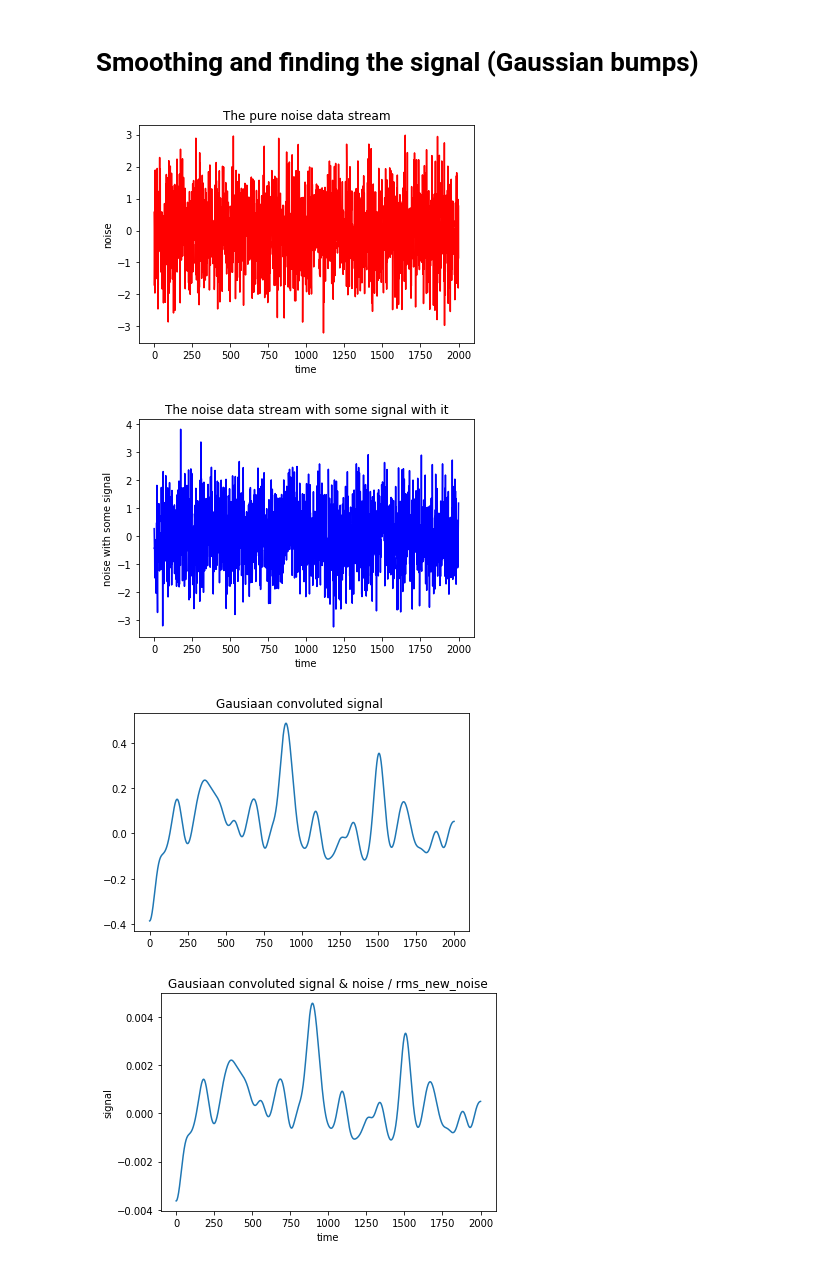
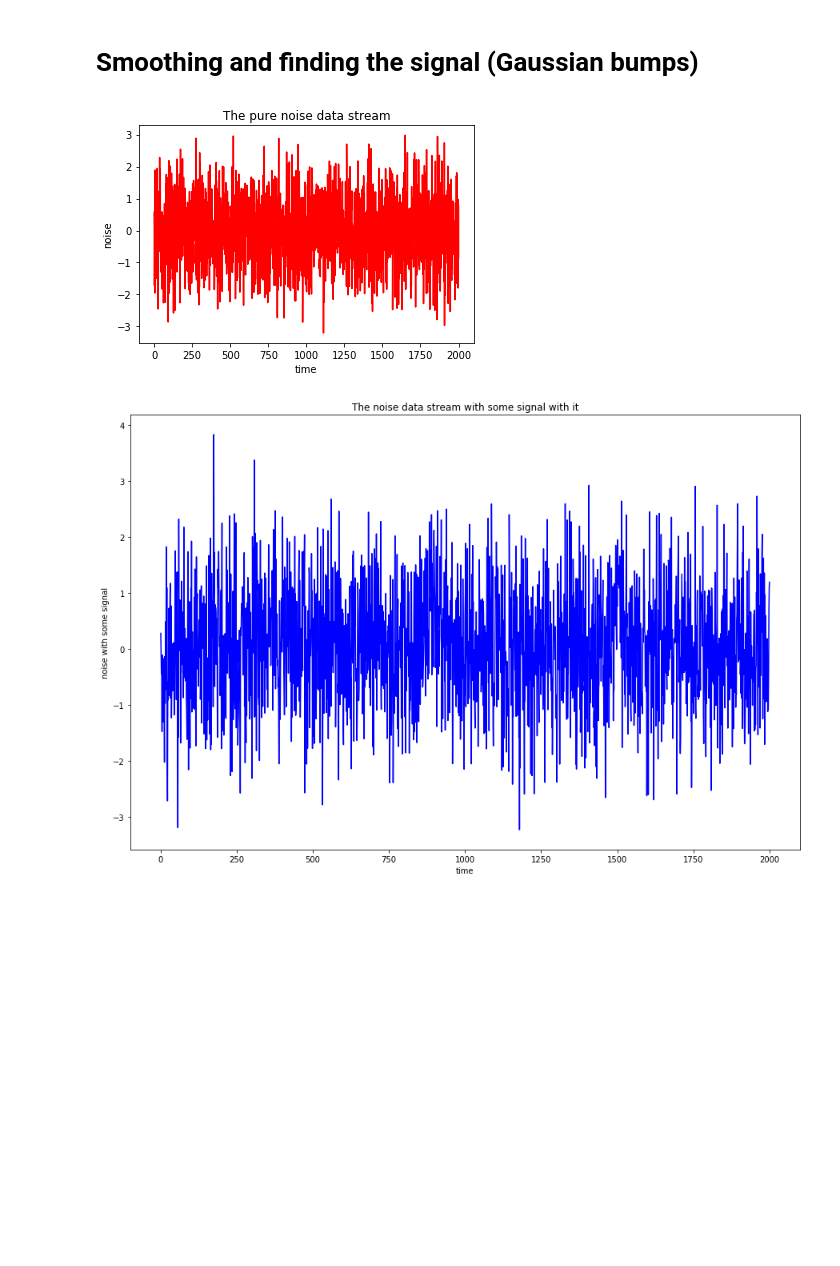
Before and after one commit to Astrojediver/Gravitational-Waves, a Jupyter notebook: Noise_elimination.ipynb, the cells around one changed output. Cells and saved outputs as stored; diff of their text form; code cells hidden in the pictures; blank space fills up the shorter version.

```diff
--- a/Noise_elimination.ipynb
+++ b/Noise_elimination.ipynb
@@ -23,56 +23,34 @@ time_data = []     #time 1D list
 noise_data = []      #pure noise 1D list
 for line in filein.readlines():
     tokens = line.split()
     time_data.append(float(tokens[0]))
     noise_data.append(float(tokens[1]))
 
 filein.close()
 
 #Now go on and process time_data and signal_data as two separates lists
 
 
 
 
 
 #Plot of the pure noise data stream 2000 elements
 plt.plot(time_data, noise_data, "r")
-#mpl.rcParams["figure.figsize"] = (15,10)
+mpl.rcParams["figure.figsize"] = (15,10)
 plt.xlabel("time")
 plt.ylabel("noise")
 plt.title("The pure noise data stream")
 plt.show()
 
 
 
 #plot of the signal with noise data stream
 plt.plot(time_data, hiro_data, "b")
-#mpl.rcParams["figure.figsize"] = (15,10)
+mpl.rcParams["figure.figsize"] = (15,10)
 plt.xlabel("time")
 plt.ylabel("noise with some signal")
 plt.title("The noise data stream with some signal with it")
-plt.show()
-
-
-sigma = 30.0
-
-#convolve the gaussian noise on pure noise to get rms amplitude?
-conv_hiro = scipy.ndimage.filters.gaussian_filter1d(hiro_data, sigma, axis=-1, order=0, output=None, mode='reflect', cval=0.0, truncate=4.0)
-#conv_noise = scipy.ndimage.filters.gaussian_filter1d(noise_data, 1., axis=-1, order=0, output=None, mode='reflect', cval=0.0, truncate=4.0)
-
-plt.plot(time_data, conv_hiro)
-plt.title("Gausiaan convoluted signal ")
-plt.show()
-
-
-plt.plot(time_data, conv_hiro * np.sqrt(1.+ 4. * np.pi * sigma**2))
-plt.title("Gausiaan convoluted signal & noise / rms_new_noise")
-mpl.rcParams["figure.figsize"] = (30,20)
-plt.xlabel("time")
-plt.ylabel("signal")
-
-plt.show()
+plt.savefig('hiro_dat.png')
 # %% [output]
 [figure]
-[figure, old version]
+[figure, new version]
-[figure, removed]
-[figure, removed]
```
Also changed, not shown: parts of 2 cells of this notebook, 2 other files.
